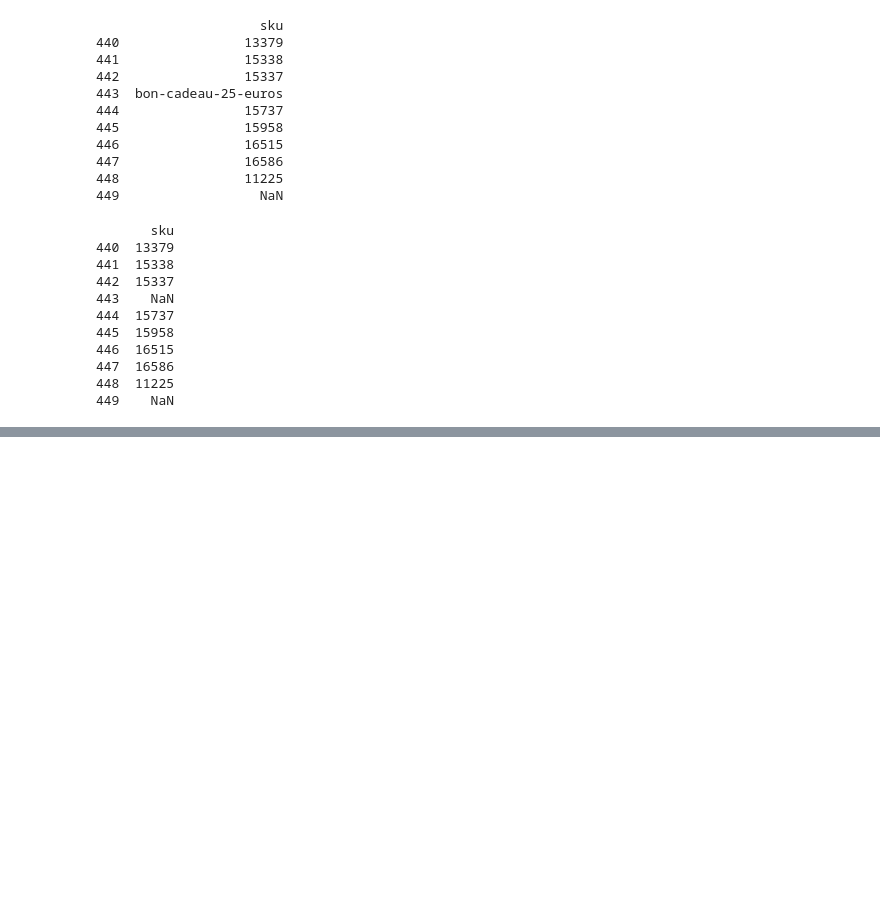
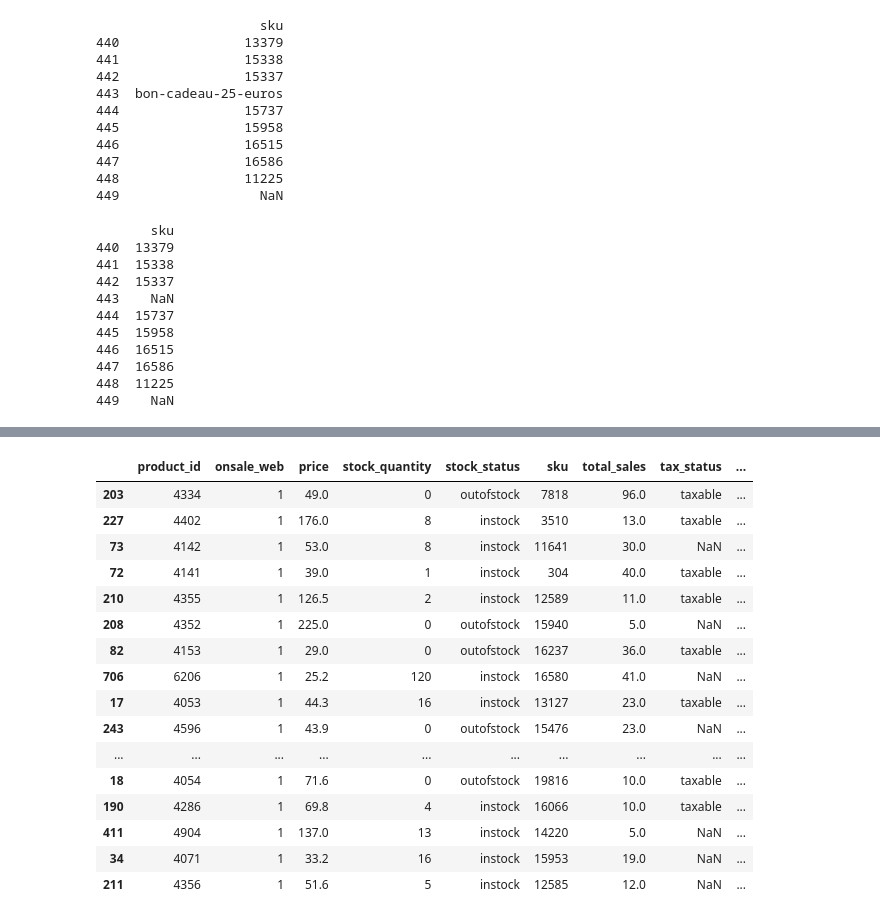
Before and after one commit to SylviaNice/7162856-G-rez-Git-et-GitHub, a Jupyter notebook: Projet_Bottleneck_Python.ipynb, the cells around one changed output, grey strips where cells are left out. Saved outputs shown, nothing was run; the diff lists cells and outputs as text; code cells hidden in the pictures; blank space fills up the shorter version.

```diff
--- a/Projet_Bottleneck_Python.ipynb
+++ b/Projet_Bottleneck_Python.ipynb
@@ -432,0 +593,24 @@ Index(['product_id', 'onsale_web', 'price', 'stock_quantity', 'stock_status',
+# %%
+# Recalcul du CA par ligne
+erp_liaison_web['CA_calc'] = erp_liaison_web['price'] * erp_liaison_web['total_sales']
+
+# Trier les lignes par CA décroissant pour repérer les valeurs suspectes
+erp_liaison_web.sort_values('CA_calc', ascending=False).head(20)
+# %% [output]
+|  | product_id | onsale_web | price | stock_quantity | stock_status | sku | total_sales | tax_status | ... |
+| 203 | 4334 | 1 | 49.0 | 0 | outofstock | 7818 | 96.0 | taxable | ... |
+| 227 | 4402 | 1 | 176.0 | 8 | instock | 3510 | 13.0 | taxable | ... |
+| 73 | 4142 | 1 | 53.0 | 8 | instock | 11641 | 30.0 | NaN | ... |
+| 72 | 4141 | 1 | 39.0 | 1 | instock | 304 | 40.0 | taxable | ... |
+| 210 | 4355 | 1 | 126.5 | 2 | instock | 12589 | 11.0 | taxable | ... |
+| 208 | 4352 | 1 | 225.0 | 0 | outofstock | 15940 | 5.0 | NaN | ... |
+| 82 | 4153 | 1 | 29.0 | 0 | outofstock | 16237 | 36.0 | taxable | ... |
+| 706 | 6206 | 1 | 25.2 | 120 | instock | 16580 | 41.0 | NaN | ... |
+| 17 | 4053 | 1 | 44.3 | 16 | instock | 13127 | 23.0 | taxable | ... |
+| 243 | 4596 | 1 | 43.9 | 0 | outofstock | 15476 | 23.0 | NaN | ... |
+| ... | ... | ... | ... | ... | ... | ... | ... | ... | ... |
+| 18 | 4054 | 1 | 71.6 | 0 | outofstock | 19816 | 10.0 | taxable | ... |
+| 190 | 4286 | 1 | 69.8 | 4 | instock | 16066 | 10.0 | taxable | ... |
+| 411 | 4904 | 1 | 137.0 | 13 | instock | 14220 | 5.0 | NaN | ... |
+| 34 | 4071 | 1 | 33.2 | 16 | instock | 15953 | 19.0 | NaN | ... |
+| 211 | 4356 | 1 | 51.6 | 5 | instock | 12585 | 12.0 | NaN | ... |
```
Also changed, not shown: parts of 24 cells of this notebook.
